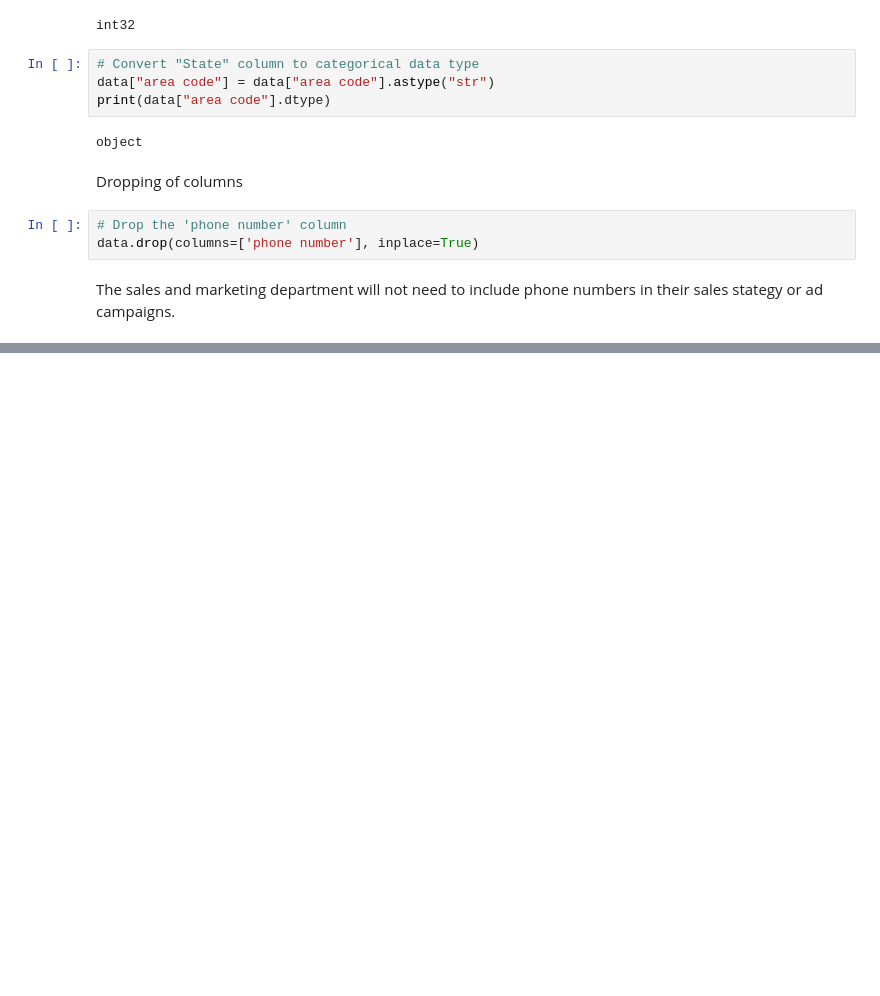
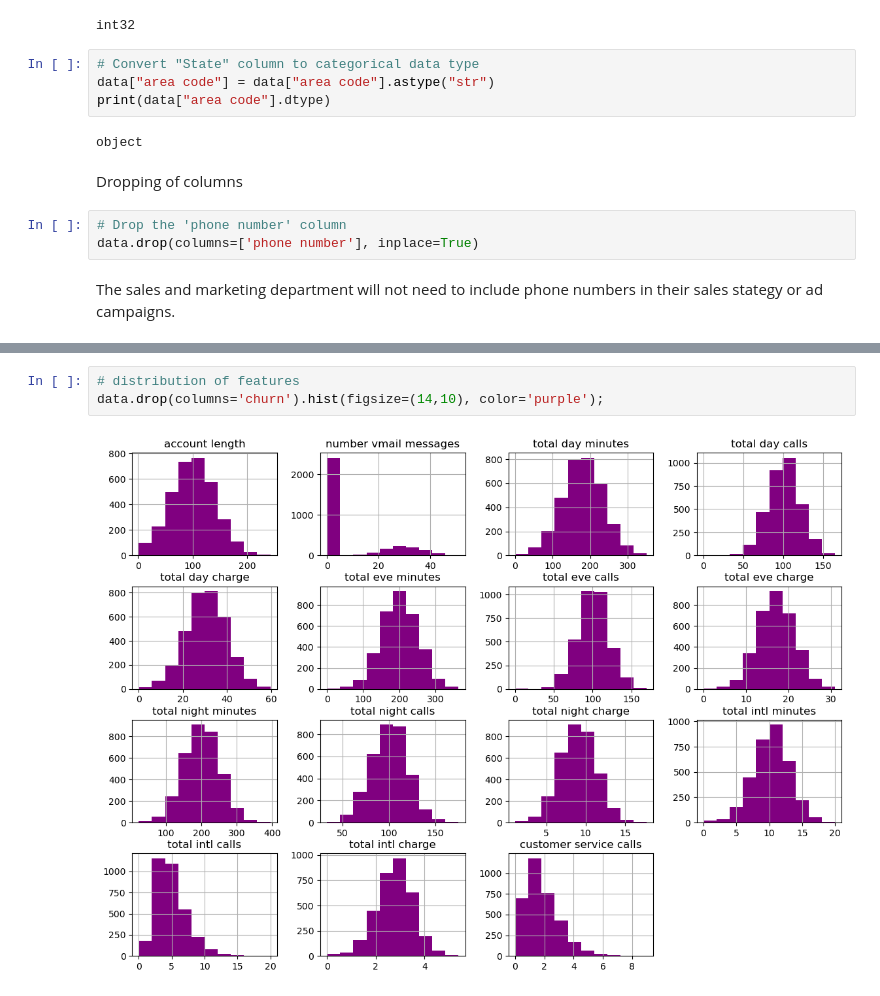
Before and after one commit to KMalinga/churn, a Jupyter notebook: student.ipynb, the cells around one changed output, grey strips where cells are left out. Drawn from its saved outputs; the diff is of its cells as text; blank space fills up the shorter version.

```diff
--- a/student.ipynb
+++ b/student.ipynb
@@ -269,0 +283,5 @@ data.drop(columns=['phone number'], inplace=True)
+# %%
+# distribution of features
+data.drop(columns='churn').hist(figsize=(14,10), color='purple');
+# %% [output]
+[figure, added]
```
Also changed, not shown: parts of 7 cells of this notebook.
